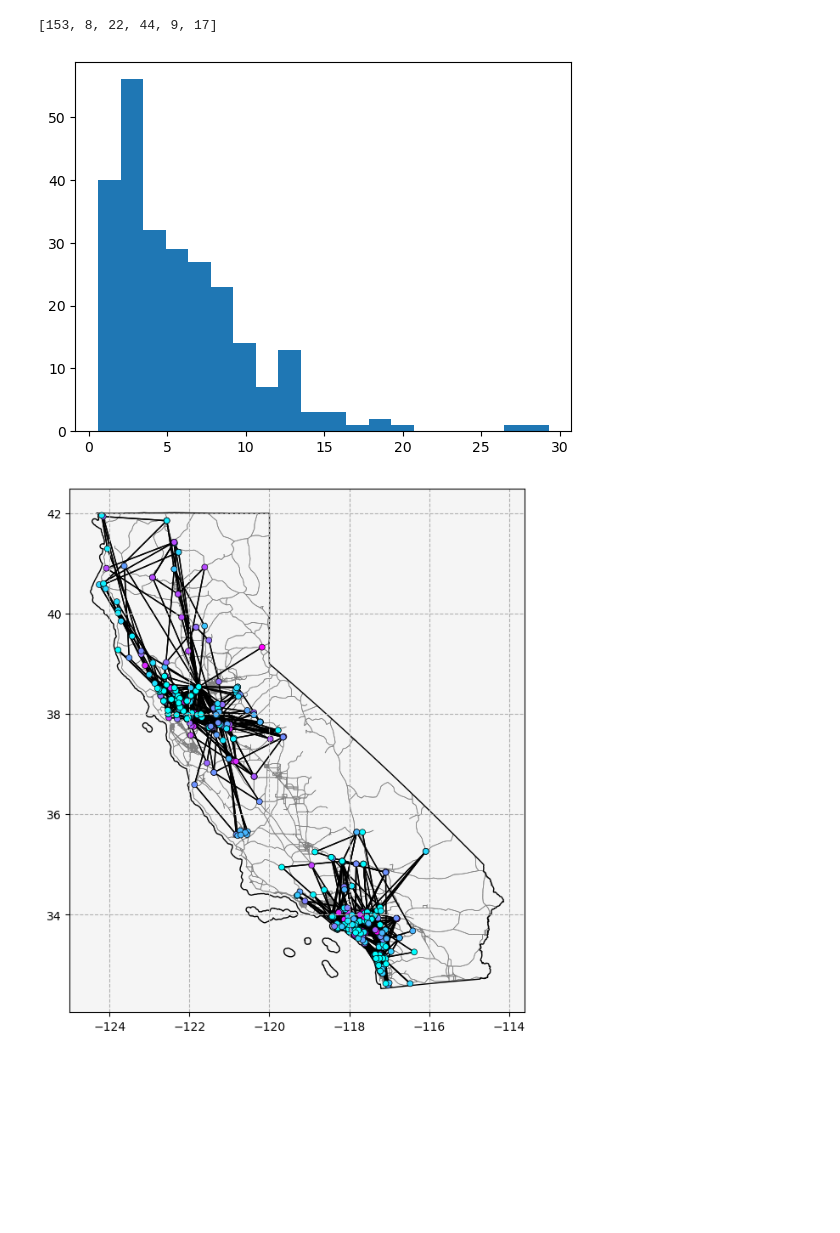
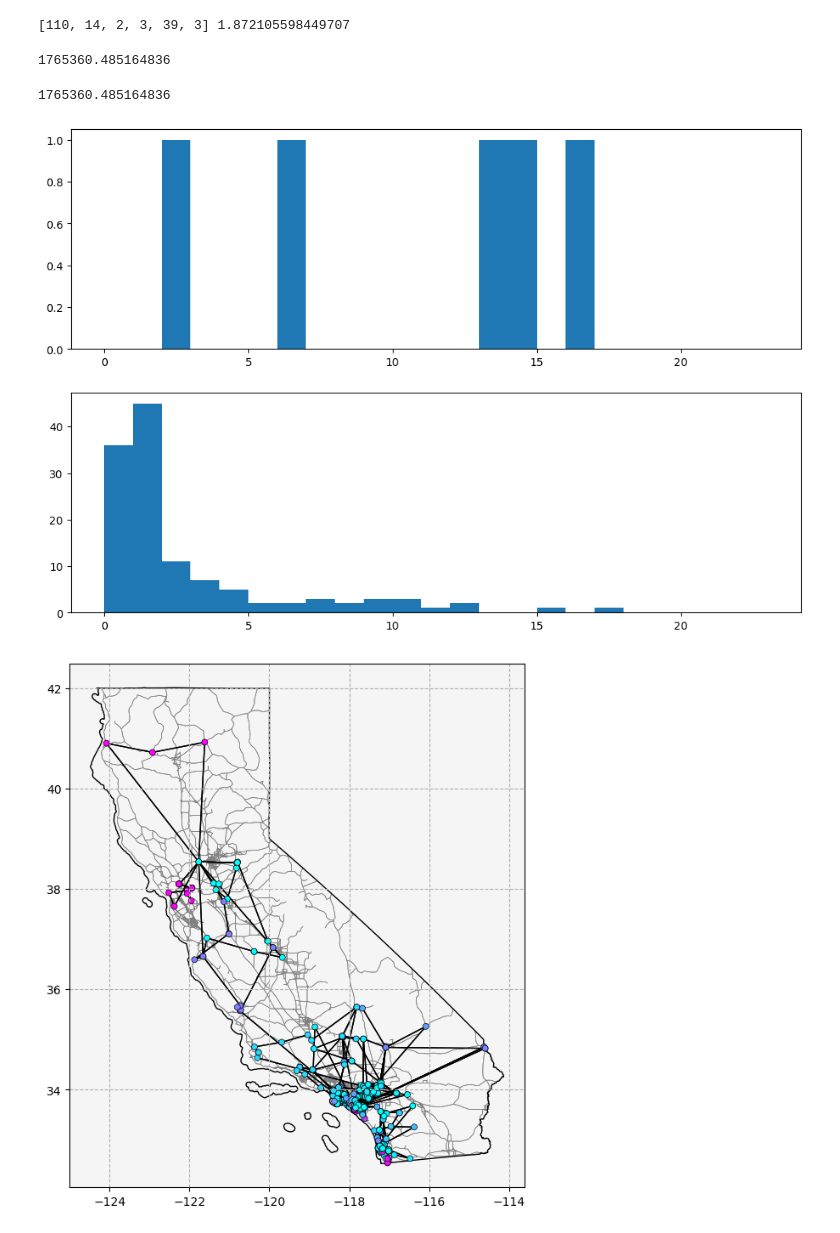
Before and after one commit to airabino/electric_vrp, a Jupyter notebook: Routing.ipynb, the cells around one changed output. Saved outputs shown, nothing was run; the diff lists cells and outputs as text; code cells hidden in the pictures; blank space fills up the shorter version.

```diff
--- a/Routing.ipynb
+++ b/Routing.ipynb
@@ -102,6 +102,8 @@ routes_graphs = {}
 
 index_offset = 0
 
+t0 = time.time()
+
 for key, subgraph in subgraphs.items():
 
     depot = int(key.split('::')[0])
@@ -111,7 +113,8 @@ for key, subgraph in subgraphs.items():
         objective = 'cost',
         steps = subgraph.number_of_nodes() * 30,
         rng = rng,
-        beta = 1.4,
+        beta = 1.6,
+        order_routes_max_size = 30,
         # node_cost = 1800,
     )
 
@@ -121,9 +124,9 @@ for key, subgraph in subgraphs.items():
         subgraph, routes_lists[key], index_offset = index_offset
     )
 
-print([len(r) for r in routes_lists.values()])
+print([len(r) for r in routes_lists.values()], time.time() - t0)
 # %% [output]
-[153, 8, 22, 44, 9, 17]
+[110, 14, 2, 3, 39, 3] 1.872105598449707
 # %%
 '''
 Adding route information
@@ -139,7 +142,21 @@ for handle, subgraph in subgraphs.items():
             subgraph, routes_lists[handle], parameters['functions']
         )
     )
+# %%
+sum([r['Time'] for r in routes])
+# %% [output]
+1765360.485164836
+# %%
+sum([r['Time'] for r in routes])
+# %% [output]
+1765360.485164836
 # %%
-_ = plt.hist([r['Time'] / 3600 for r in routes], bins = 20)
+routes_1 = [r for r in routes if 'UC Davis' in r['Station Name']]
+routes_2 = [r for r in routes if 'UC Irvine' in r['Station Name']]
+
+fig, ax = plt.subplots(2, 1, figsize = (12, 8))
+
+_ = ax[0].hist([r['Time'] / 3600 for r in routes_1], bins = list(range(24)))
+_ = ax[1].hist([r['Time'] / 3600 for r in routes_2], bins = list(range(24)))
 # %% [output]
-[figure, old version]
+[figure, new version]
@@ -206,4 +225,4 @@ kw = {
 
 ax.grid(**kw)
 # %% [output]
-[figure, old version]
+[figure, new version]
```
Also changed, not shown: parts of 3 cells of this notebook, 9 other files.
